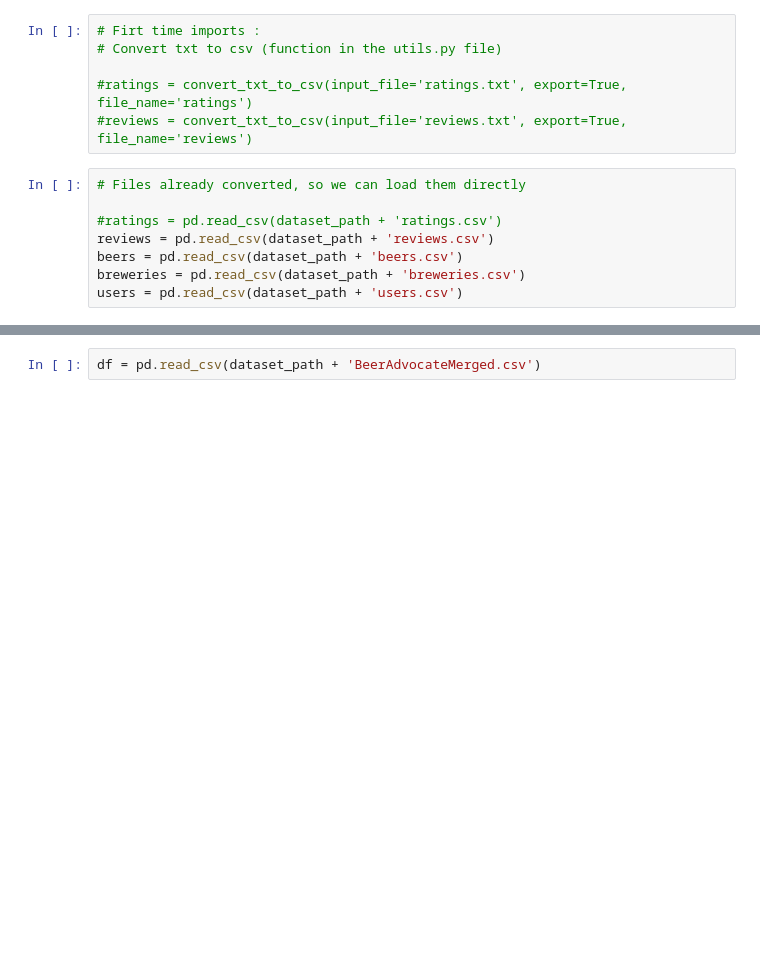
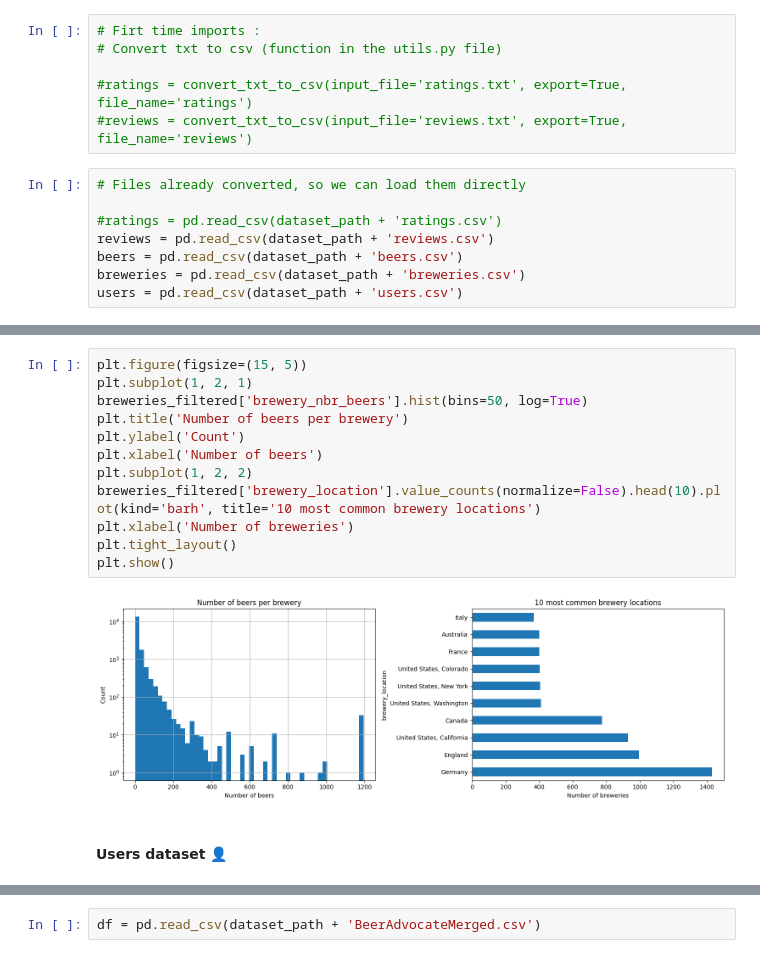
Before and after one commit to epfl-ada/ada-2023-project-beeradaventure46, a Jupyter notebook: Milestone_2.ipynb, the cells around one changed output, grey strips where cells are left out. Cells and saved outputs as stored; diff of their text form; blank space fills up the shorter version.

```diff
--- a/Milestone_2.ipynb
+++ b/Milestone_2.ipynb
@@ -215,0 +237,16 @@ We have 2174716 valid reviews
+# %%
+plt.figure(figsize=(15, 5))
+plt.subplot(1, 2, 1)
+breweries_filtered['brewery_nbr_beers'].hist(bins=50, log=True)
+plt.title('Number of beers per brewery')
+plt.ylabel('Count')
+plt.xlabel('Number of beers')
+plt.subplot(1, 2, 2)
+breweries_filtered['brewery_location'].value_counts(normalize=False).head(10).plot(kind='barh', title='10 most common brewery locations')
+plt.xlabel('Number of breweries')
+plt.tight_layout()
+plt.show()
+# %% [output]
+[figure, added]
+# %% [markdown]
+#### Users dataset 👤
```
Also changed, not shown: parts of 71 cells of this notebook.
